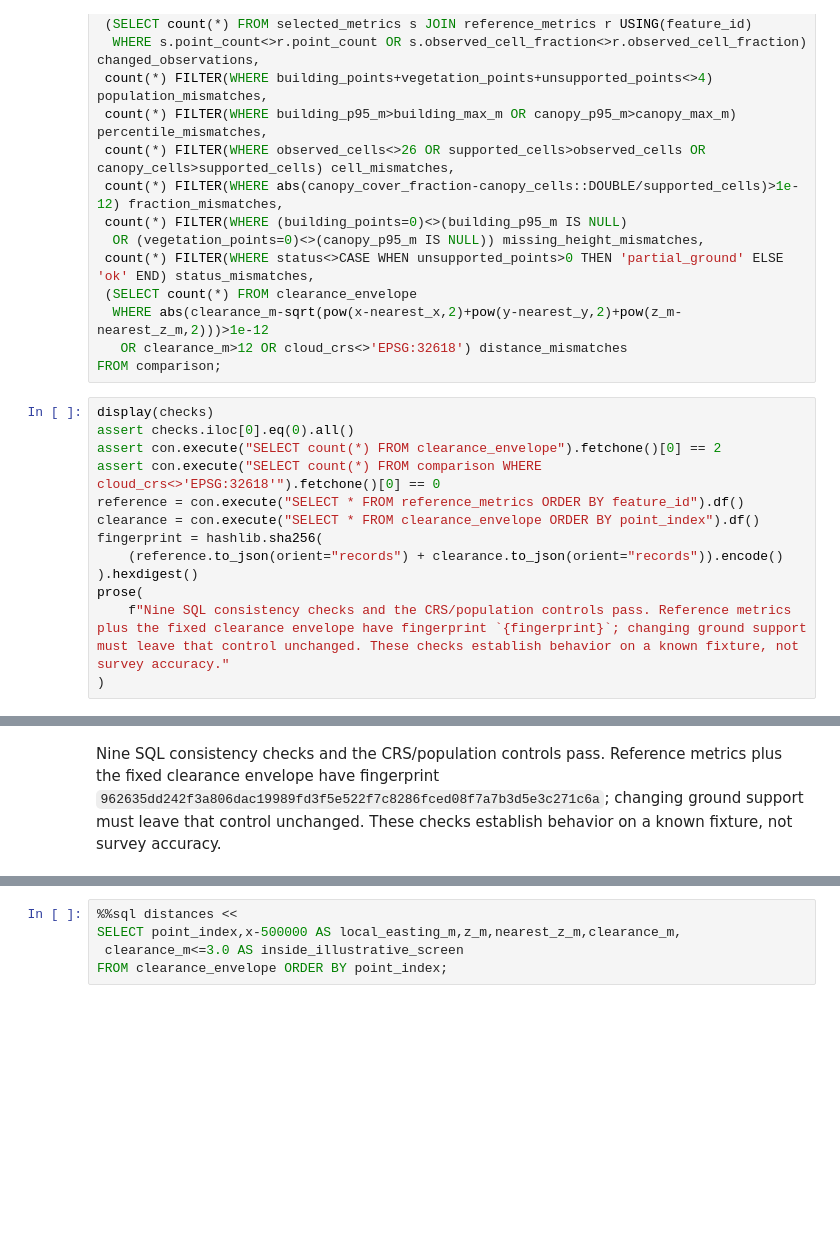
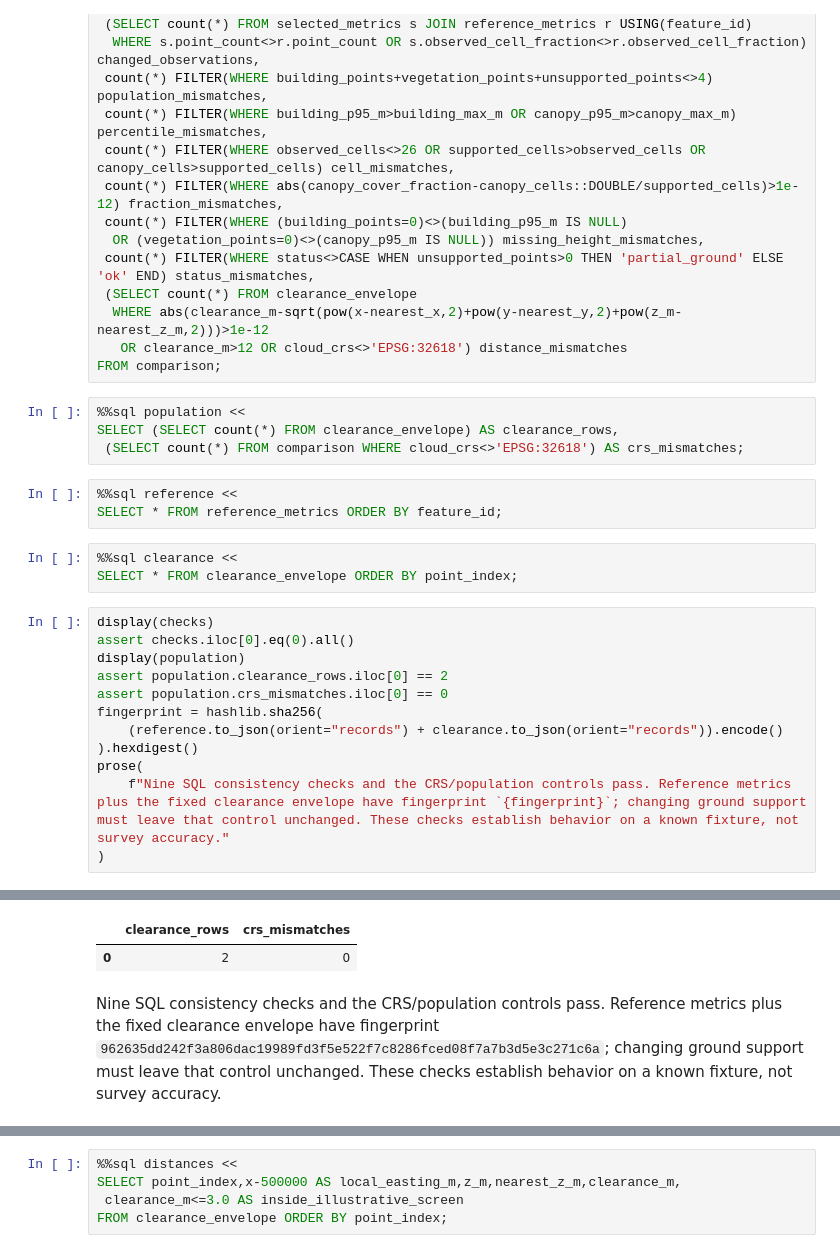
Before and after one commit to Query-farm/vgi-lidar, a Jupyter notebook: notebooks/01_height_support_changes_the_population.ipynb, the cells around one changed output, grey strips where cells are left out. Saved outputs shown, nothing was run; the diff lists cells and outputs as text; blank space fills up the shorter version.

Commit message:
Cover all LiDAR SQL surfaces with portable executed walkthroughs [skip ci]

```diff
--- a/notebooks/01_height_support_changes_the_population.ipynb
+++ b/notebooks/01_height_support_changes_the_population.ipynb
@@ -140,22 +137,33 @@ SELECT
   WHERE abs(clearance_m-sqrt(pow(x-nearest_x,2)+pow(y-nearest_y,2)+pow(z_m-nearest_z_m,2)))>1e-12
    OR clearance_m>12 OR cloud_crs<>'EPSG:32618') distance_mismatches
 FROM comparison;
+# %%
+%%sql population <<
+SELECT (SELECT count(*) FROM clearance_envelope) AS clearance_rows,
+ (SELECT count(*) FROM comparison WHERE cloud_crs<>'EPSG:32618') AS crs_mismatches;
+# %%
+%%sql reference <<
+SELECT * FROM reference_metrics ORDER BY feature_id;
+# %%
+%%sql clearance <<
+SELECT * FROM clearance_envelope ORDER BY point_index;
 # %%
 display(checks)
 assert checks.iloc[0].eq(0).all()
-assert con.execute("SELECT count(*) FROM clearance_envelope").fetchone()[0] == 2
-assert con.execute("SELECT count(*) FROM comparison WHERE cloud_crs<>'EPSG:32618'").fetchone()[0] == 0
-reference = con.execute("SELECT * FROM reference_metrics ORDER BY feature_id").df()
-clearance = con.execute("SELECT * FROM clearance_envelope ORDER BY point_index").df()
+display(population)
+assert population.clearance_rows.iloc[0] == 2
+assert population.crs_mismatches.iloc[0] == 0
 fingerprint = hashlib.sha256(
     (reference.to_json(orient="records") + clearance.to_json(orient="records")).encode()
 ).hexdigest()
 prose(
     f"Nine SQL consistency checks and the CRS/population controls pass. Reference metrics plus the fixed clearance envelope have fingerprint `{fingerprint}`; changing ground support must leave that control unchanged. These checks establish behavior on a known fixture, not survey accuracy."
 )
 # %% [output]
 |  | duplicate_keys | changed_observations | population_mismatches | percentile_mismatches | cell_mismatches | ... |
 | 0 | 0 | 0 | 0 | 0 | 0 | ... |
+|  | clearance_rows | crs_mismatches |
+| 0 | 2 | 0 |
 Nine SQL consistency checks and the CRS/population controls pass. Reference metrics plus the fixed clearance envelope have fingerprint `962635dd242f3a806dac19989fd3f5e522f7c8286fced08f7a7b3d5e3c271c6a`; changing ground support must leave that control unchanged. These checks establish behavior on a known fixture, not survey accuracy.
 # %%
 display(metrics)
```
Also changed, not shown: parts of 14 cells of this notebook, 17 other files.
